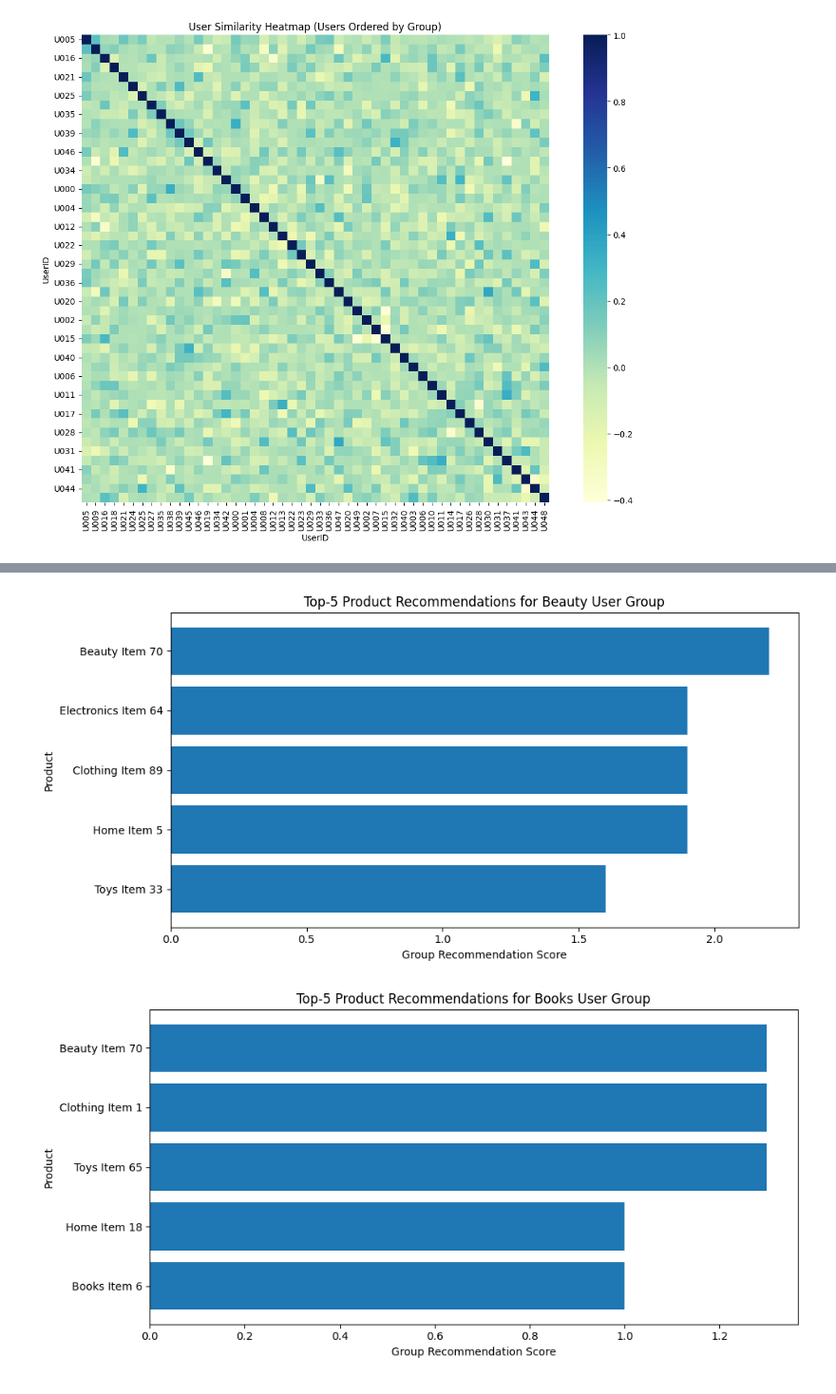
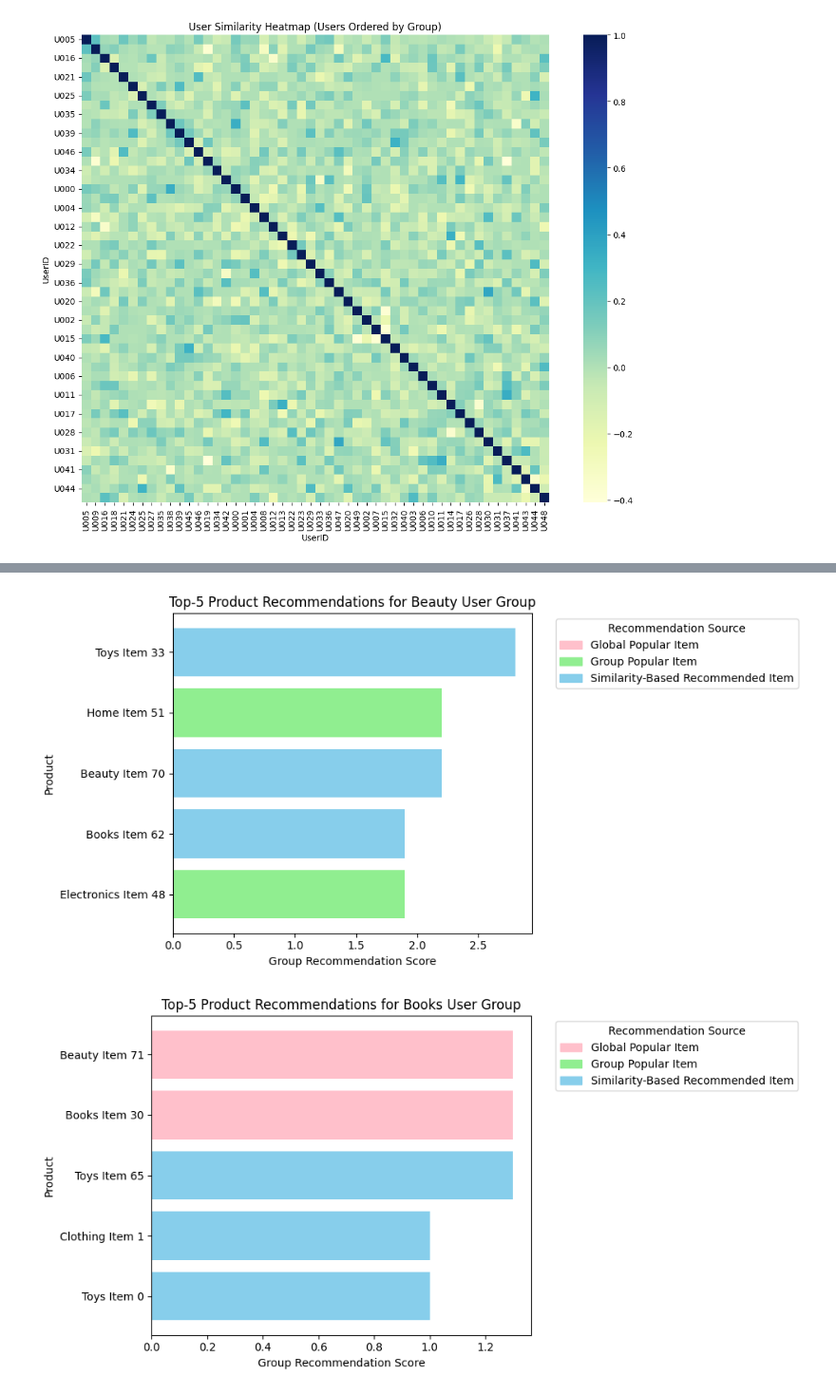
Before and after one commit to Nanji03/SOEN471_A2_Group20_Repo, a Jupyter notebook: SOEN471_A2.ipynb, the cells around one changed output, grey strips where cells are left out. Shown at 95% size. Cells and saved outputs as stored; diff of their text form; code cells hidden in the pictures.

```diff
--- a/SOEN471_A2.ipynb
+++ b/SOEN471_A2.ipynb
@@ -395,14 +405,14 @@ Name: 12, dtype: float64
 # %%
 ## Final recommended products with optimal hyperparameters found
-best_n_neighbors = 9
-best_k = 6
+best_n_neighbors = 6
+best_k = 10
 
 best_sim_df = compute_user_similarity_with_significance(train_matrix)
 popular_items = get_popular_items(train_matrix, top_n=50)
 
 best_recommendations = {uid: recommend_products(uid, best_sim_df, train_matrix, top_n=best_k, n_neighbors=best_n_neighbors,popular_items=popular_items)for uid in train_matrix.index}
 
-print("Top-6 Product Recommendations for All Users")
+print("Top-10 Product Recommendations for All Users")
 print("=" * 70)
 
 for uid in train_matrix.index:
@@ -720,0 +757,11 @@ Top-5 recommendations for User Group Toys
+# %%
+popular_items = get_popular_items(train_matrix, top_n=10)
+popular_df = pd.DataFrame({'ProductID': popular_items})
+
+popular_df = popular_df.merge(
+    merged_data[['ProductID', 'ProductName']].drop_duplicates(),
+    on='ProductID',
+    how='left'
+)
+
+popular_df
@@ -721,18 +905,53 @@ Top-5 recommendations for User Group Toys
 # %%
 #Visualization 3: bar chart for each user group's top-5 recommendations
+
+# Add SourceTag to top5_group_recommendations here, as global_popular_items_list and group_popular_items_map are now defined.
+def get_aggregated_source_tag(row, global_popular_items_list, group_popular_items_map):
+    product_id = row['ProductID']
+    user_group = row['UserGroup']
+    if user_group and product_id in group_popular_items_map.get(user_group, []):
+        return 'Group Popular Item'
+    elif product_id in global_popular_items_list:
+        return 'Global Popular Item'
+    else:
+        return 'Similarity-Based Recommended Item'
+
+# Apply the tagging function to create a new column
+# Check if the column already exists to prevent error on re-execution
+if 'SourceTag' not in top5_group_recommendations.columns:
+    top5_group_recommendations['SourceTag'] = top5_group_recommendations.apply(
+        lambda row: get_aggregated_source_tag(row, global_popular_items_list, group_popular_items_map),
+        axis=1
+    )
+
 for group_id in sorted(top5_group_recommendations["UserGroup"].dropna().unique()):
     plot_df = (
         top5_group_recommendations[top5_group_recommendations["UserGroup"] == group_id]
         .sort_values("GroupRankScore", ascending=True)
     )
 
+    # Define color map
+    color_map = {
+        'Global Popular Item': 'pink',
+        'Group Popular Item': 'lightgreen',
+        'Similarity-Based Recommended Item': 'skyblue'
+    }
+    # Create a list of colors for the bars based on the SourceTag
+    bar_colors = plot_df['SourceTag'].map(color_map).tolist()
+
     plt.figure(figsize=(10, 5))
-    plt.barh(plot_df["ProductName"].fillna(plot_df["ProductID"]), plot_df["GroupRankScore"])
+    plt.barh(plot_df["ProductName"].fillna(plot_df["ProductID"]), plot_df["GroupRankScore"], color=bar_colors)
     plt.title(f"Top-5 Product Recommendations for {group_id} User Group")
     plt.xlabel("Group Recommendation Score")
     plt.ylabel("Product")
+
+    # Add legend
+    legend_labels = list(color_map.keys())
+    legend_handles = [plt.Rectangle((0,0),1,1, color=color_map[label]) for label in legend_labels]
+    plt.legend(legend_handles, legend_labels, title="Recommendation Source", bbox_to_anchor=(1.05, 1), loc='upper left')
+
     plt.tight_layout()
     plt.show()
 # %% [output]
-[figure, old version]
+[figure, new version]
-[figure, old version]
+[figure, new version]
```
Also changed, not shown: parts of 15 cells of this notebook.
